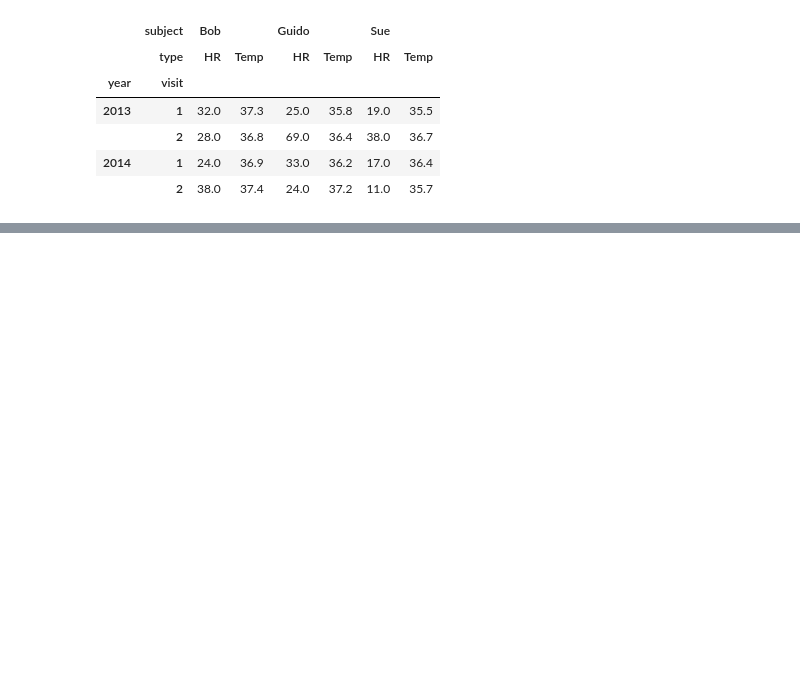
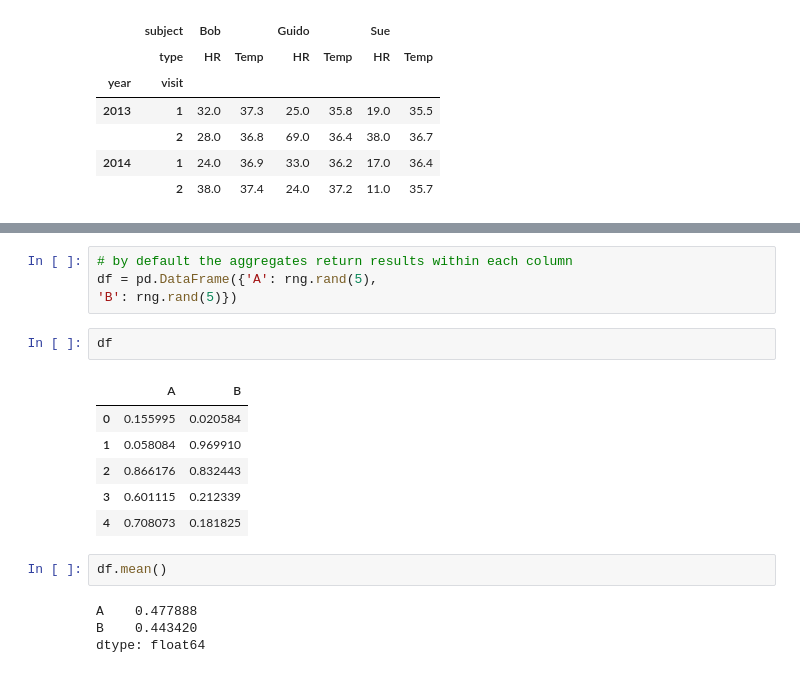
Before and after one commit to aliensmart/machine_learning, a Jupyter notebook: Pandas.ipynb, the cells around one changed output, grey strips where cells are left out. Saved outputs shown, nothing was run; the diff lists cells and outputs as text; blank space fills up the shorter version.

```diff
--- a/Pandas.ipynb
+++ b/Pandas.ipynb
@@ -1665,0 +1703,19 @@ dtype: float64
+# %%
+# by default the aggregates return results within each column
+df = pd.DataFrame({'A': rng.rand(5),
+'B': rng.rand(5)})
+# %%
+df
+# %% [output]
+|  | A | B |
+| 0 | 0.155995 | 0.020584 |
+| 1 | 0.058084 | 0.969910 |
+| 2 | 0.866176 | 0.832443 |
+| 3 | 0.601115 | 0.212339 |
+| 4 | 0.708073 | 0.181825 |
+# %%
+df.mean()
+# %% [output]
+A    0.477888
+B    0.443420
+dtype: float64
```
Also changed, not shown: parts of 126 cells of this notebook.
